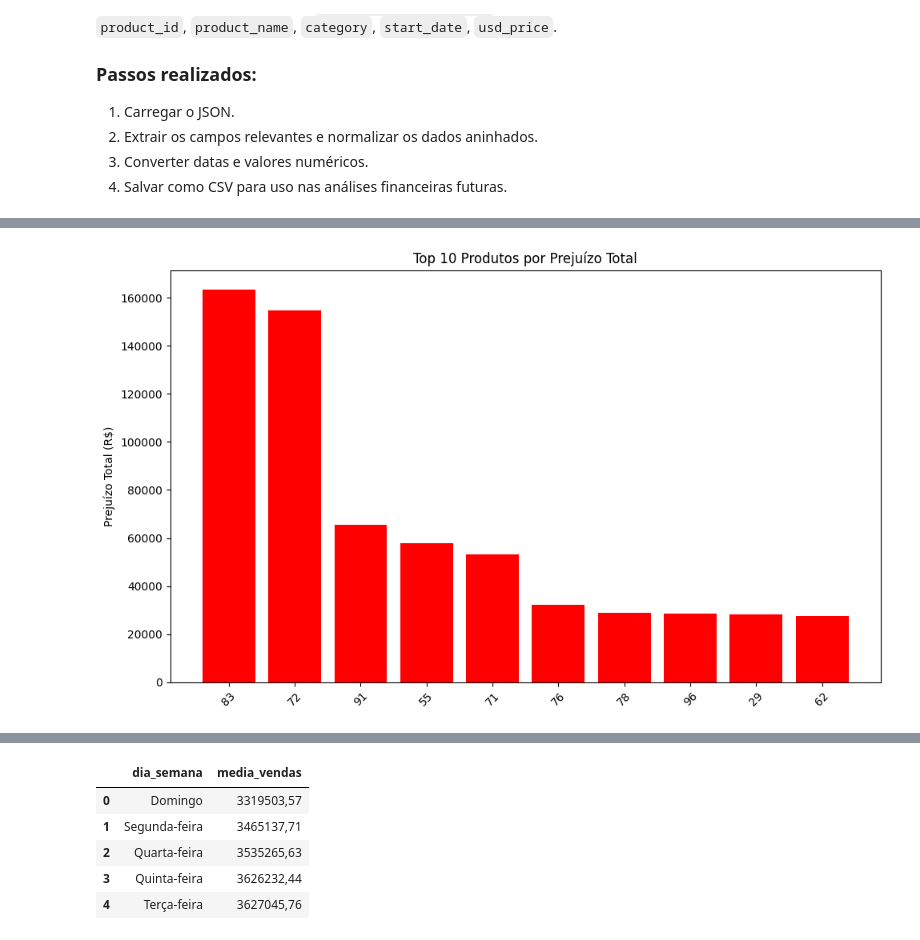
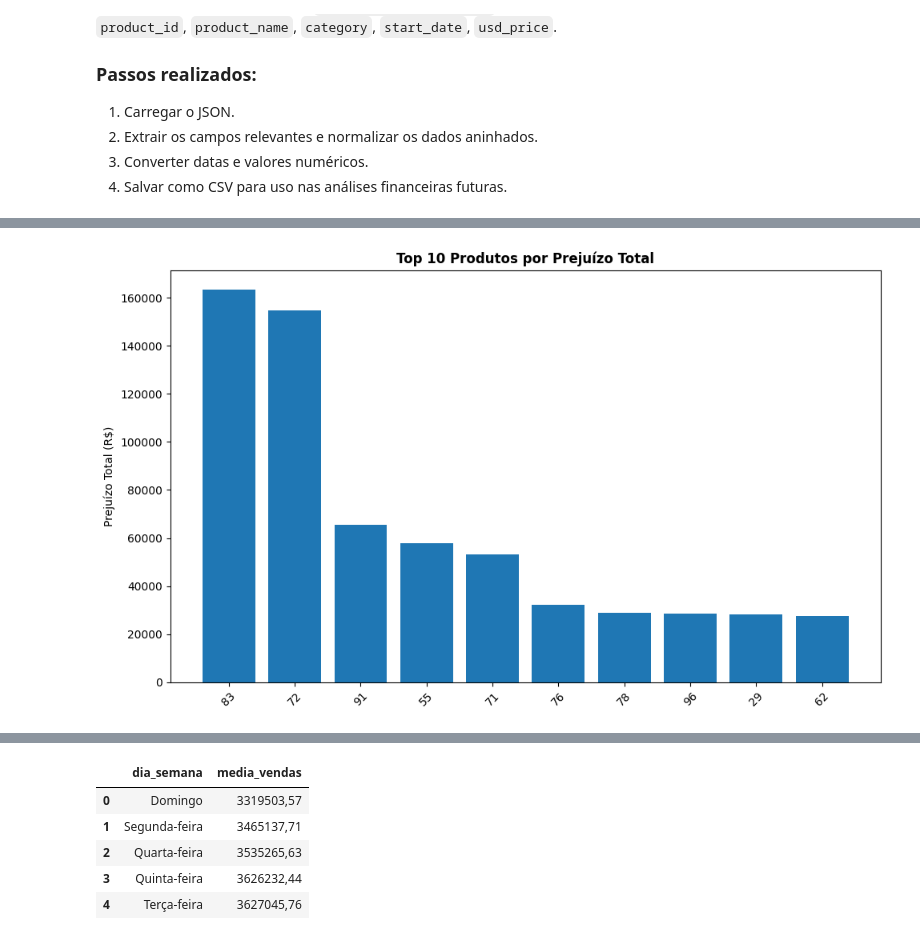
Before and after one commit to carlasunset/lh-nautics-data-analysis, a Jupyter notebook: notebooks/lh_nautics_analysis.ipynb, the cells around one changed output, grey strips where cells are left out. Cells and saved outputs as stored; diff of their text form; code cells hidden in the pictures.

```diff
--- a/notebooks/lh_nautics_analysis.ipynb
+++ b/notebooks/lh_nautics_analysis.ipynb
@@ -181,27 +164,23 @@ Com a ajuda de consultas SQL foi possível identificar os produtos com os maiore
 # %%
-import matplotlib.pyplot as plt
-
-df = pd.read_csv("/produtos_prejuizo.csv", sep=";")
+df = pd.read_csv("/content/produtos_prejuizo.csv", sep=";")
 df.columns = df.columns.str.replace('"', '').str.strip()
 
-# Converter colunas numéricas
 colunas_numericas = ["receita_total", "prejuizo_total", "percentual_perda"]
+
 for col in colunas_numericas:
     df[col] = df[col].astype(str).str.replace(",", ".")
     df[col] = pd.to_numeric(df[col], errors="coerce")
 
-# Filtrar apenas produtos com prejuízo
 df = df[df["prejuizo_total"] > 0]
 
-# Gráfico 1: Top 10 Prejuízo Total
 top10_prejuizo = df.sort_values("prejuizo_total", ascending=False).head(10)
 
 plt.figure(figsize=(10,6))
-plt.bar(top10_prejuizo["id_product"].astype(str), top10_prejuizo["prejuizo_total"], color='red')
+plt.bar(top10_prejuizo["id_product"].astype(str), top10_prejuizo["prejuizo_total"])
 plt.xticks(rotation=45)
 plt.ylabel("Prejuízo Total (R$)")
-plt.title("Top 10 Produtos por Prejuízo Total")
+plt.title("Top 10 Produtos por Prejuízo Total", fontweight='bold')
 plt.tight_layout()
 plt.show()
 # %% [output]
-[figure, old version]
+[figure, new version]
```
Also changed, not shown: parts of 19 cells of this notebook.
